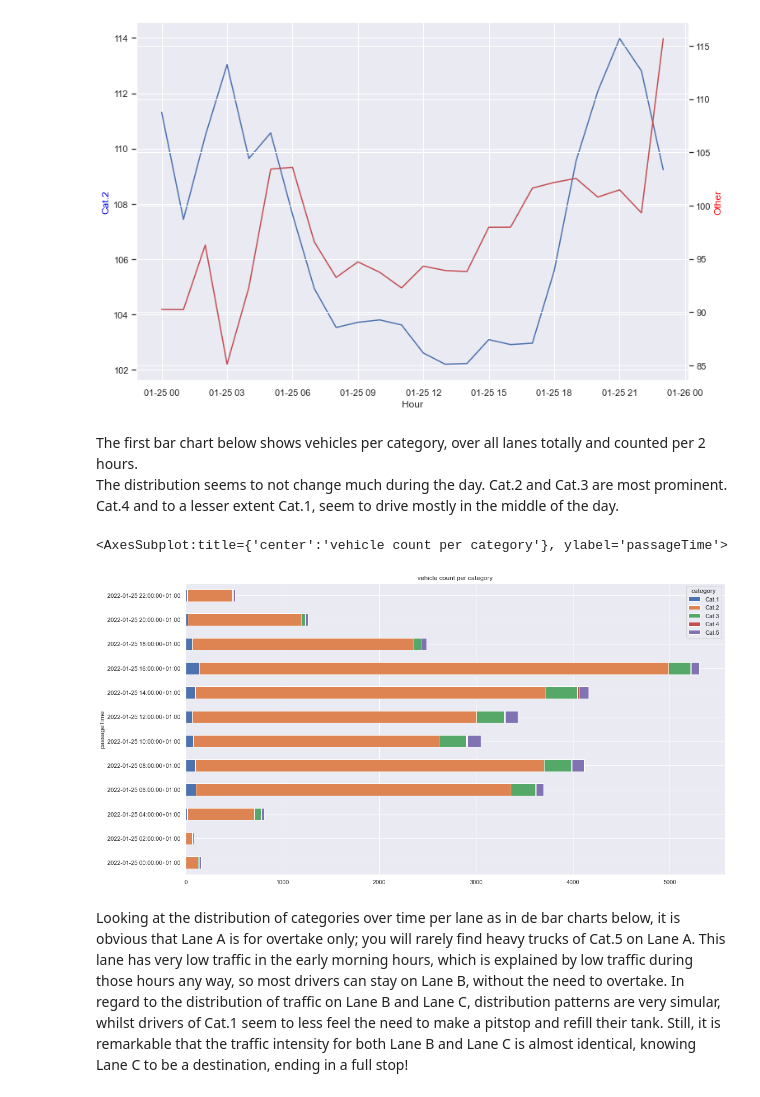
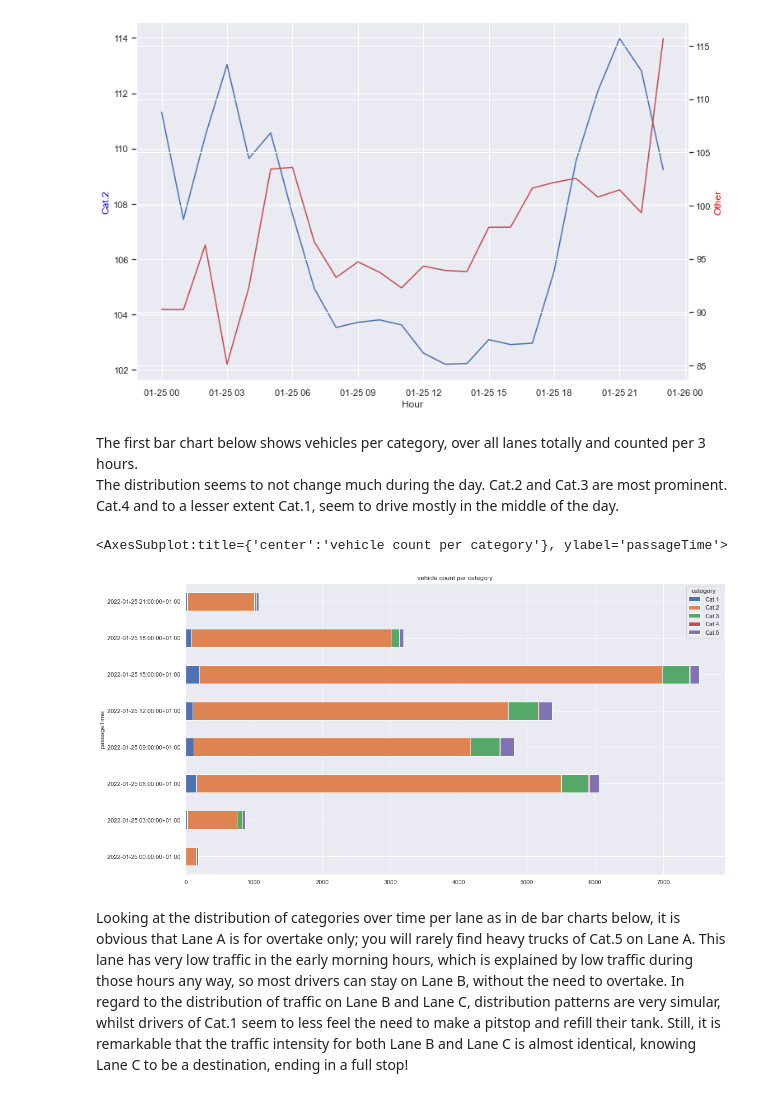
Before and after one commit to piotrv/ARS, a Jupyter notebook: notebooks/Traffic Flow Continuity and Daily Patterns.ipynb, the cells around one changed output. Cells and saved outputs as stored; diff of their text form; code cells hidden in the pictures.

```diff
--- a/notebooks/Traffic Flow Continuity and Daily Patterns.ipynb
+++ b/notebooks/Traffic Flow Continuity and Daily Patterns.ipynb
@@ -310,13 +310,13 @@ plt.show()
 # df_da2.index.strftime("%H:%m:%S")
 sns.set(rc={"figure.figsize":(18, 10)})
 # %% [markdown]
-The first bar chart below shows vehicles per category, over all lanes totally and  counted per 2 hours.<br>The distribution seems to not change much during the day.
+The first bar chart below shows vehicles per category, over all lanes totally and  counted per 3 hours.<br>The distribution seems to not change much during the day.
 Cat.2 and Cat.3 are most prominent. Cat.4 and to a lesser extent Cat.1, seem to drive mostly in the middle of the day.
 # %%
-df_da2.groupby(["category"])["vehicleLength"].resample('2H').count().unstack().transpose().plot.barh(stacked = True, title="vehicle count per category")
+df_da2.groupby(["category"])["vehicleLength"].resample('3H').count().unstack().transpose().plot.barh(stacked = True, title="vehicle count per category")
 # %% [output]
 <AxesSubplot:title={'center':'vehicle count per category'}, ylabel='passageTime'>
-[figure, old version]
+[figure, new version]
 # %%
 df_categories_perLD = df_da2.groupby(["loopPairId", "category"])["vehicleLength"].resample('2H').count()
 # %% [markdown]
```
Also changed, not shown: parts of 2 cells of this notebook.
